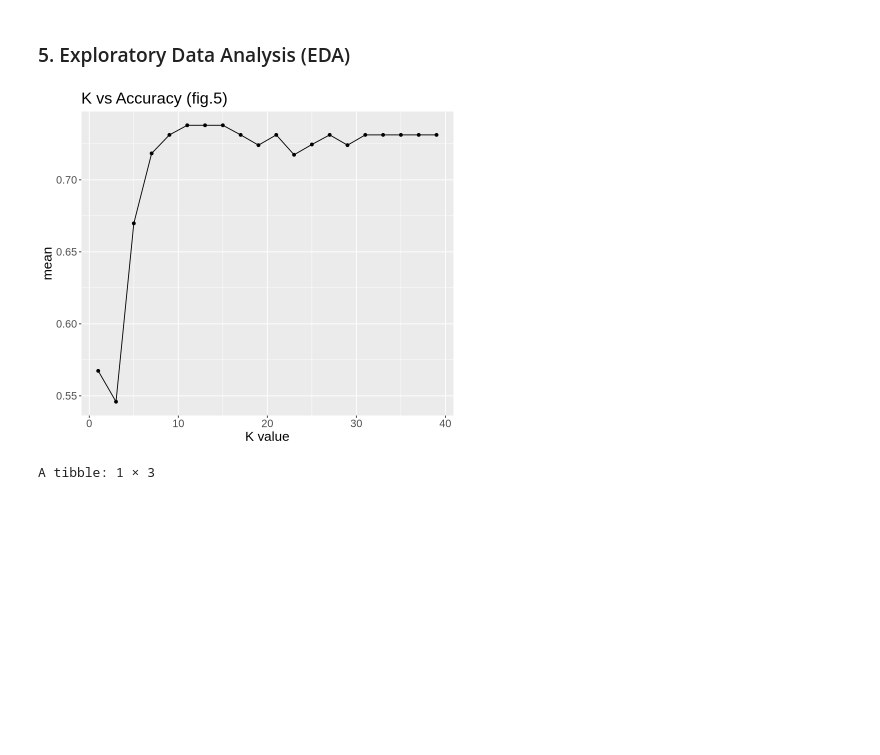
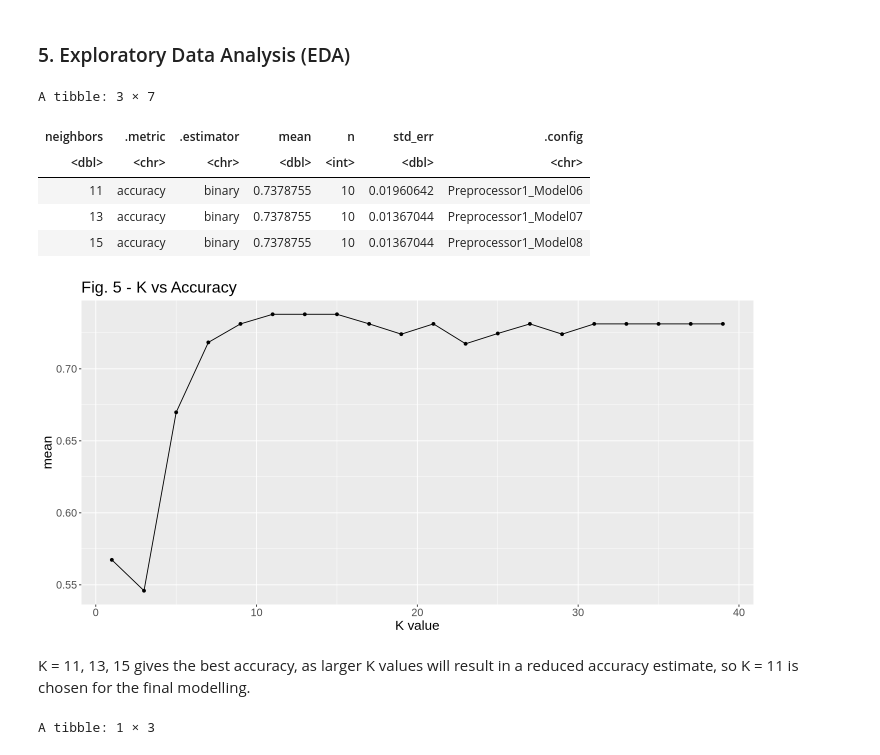
Before and after one commit to camillesnyder/Final-Project, a Jupyter notebook: Final-Project.ipynb, the cells around one changed output. Drawn from its saved outputs; the diff is of its cells as text; code cells hidden in the pictures; blank space fills up the shorter version.

```diff
--- a/Final-Project.ipynb
+++ b/Final-Project.ipynb
@@ -283,14 +288,25 @@ players_results <- workflow()|>
 # %%
 options(repr.plot.height = 6)
 K_vs_accuracy <- ggplot(players_results, aes( x= neighbors, y = mean))+
     geom_point()+
     geom_line()+
-    labs( x = "K value", title = "K vs Accuracy (fig.5)")+
+    labs( x = "K value", title = "Fig. 5 - K vs Accuracy")+
     theme(text = element_text(size = 16))
 
 K_vs_accuracy
+
+players_results |>
+filter(mean == max(mean))
 # %% [output]
+A tibble: 3 × 7
+| neighbors | .metric | .estimator | mean | n | std_err | .config |
+| <dbl> | <chr> | <chr> | <dbl> | <int> | <dbl> | <chr> |
+| 11 | accuracy | binary | 0.7378755 | 10 | 0.01960642 | Preprocessor1_Model06 |
+| 13 | accuracy | binary | 0.7378755 | 10 | 0.01367044 | Preprocessor1_Model07 |
+| 15 | accuracy | binary | 0.7378755 | 10 | 0.01367044 | Preprocessor1_Model08 |
-[figure, old version]
+[figure, new version]
+# %% [markdown]
+K = 11, 13, 15 gives the best accuracy, as larger K values will result in a reduced accuracy estimate, so K = 11 is chosen for the final modelling.
 # %%
 #retrain model based on best parameter value k=11
 players_spec <- nearest_neighbor(weight_func = "rectangular", neighbors = 11)|>
```
Also changed, not shown: parts of 7 cells of this notebook.
